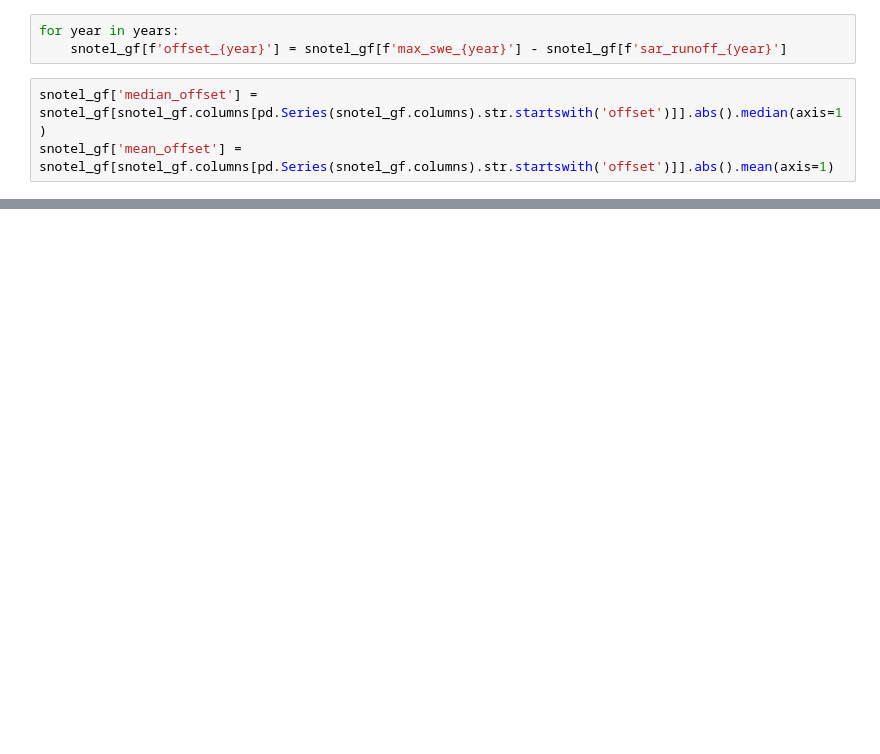
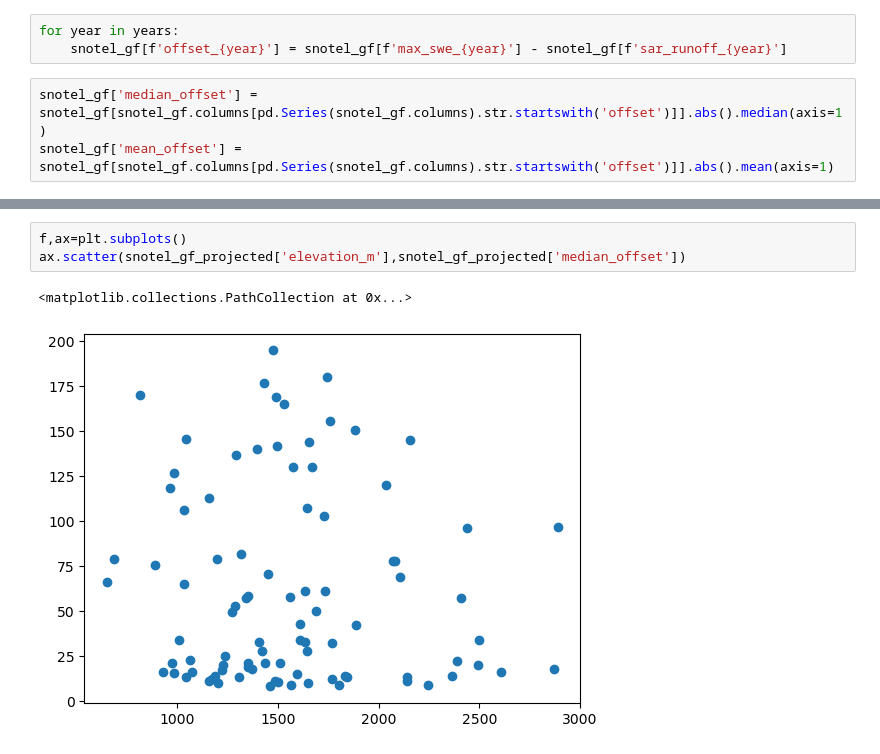
Before and after one commit to egagli/sar_snowmelt_timing, a Jupyter notebook: examples/snotel_sar_snowmelt_comparison.ipynb, the cells around one changed output, grey strips where cells are left out. Saved outputs shown, nothing was run; the diff lists cells and outputs as text; blank space fills up the shorter version.

```diff
--- a/examples/snotel_sar_snowmelt_comparison.ipynb
+++ b/examples/snotel_sar_snowmelt_comparison.ipynb
@@ -185,0 +198,6 @@ snotel_gf_projected.drop(['beginDate','endDate'],axis=1).explore(column='median_
+# %%
+f,ax=plt.subplots()
+ax.scatter(snotel_gf_projected['elevation_m'],snotel_gf_projected['median_offset'])
+# %% [output]
+<matplotlib.collections.PathCollection at 0x...>
+[figure, added]
```
Also changed, not shown: parts of 15 cells of this notebook.
